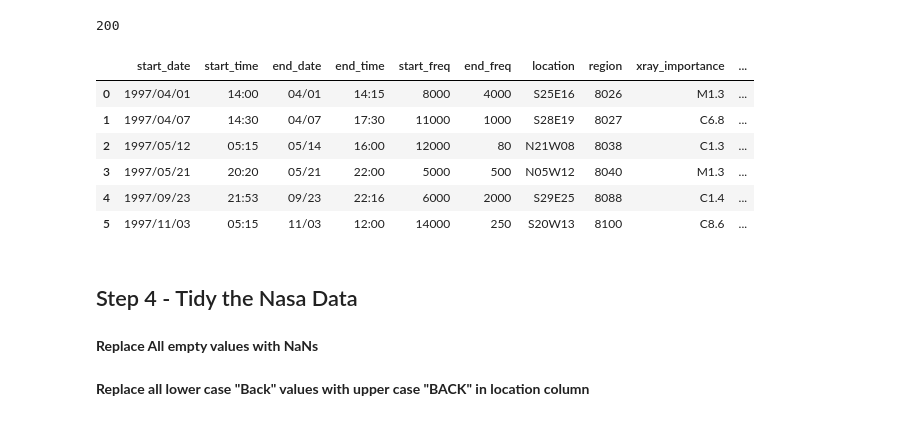
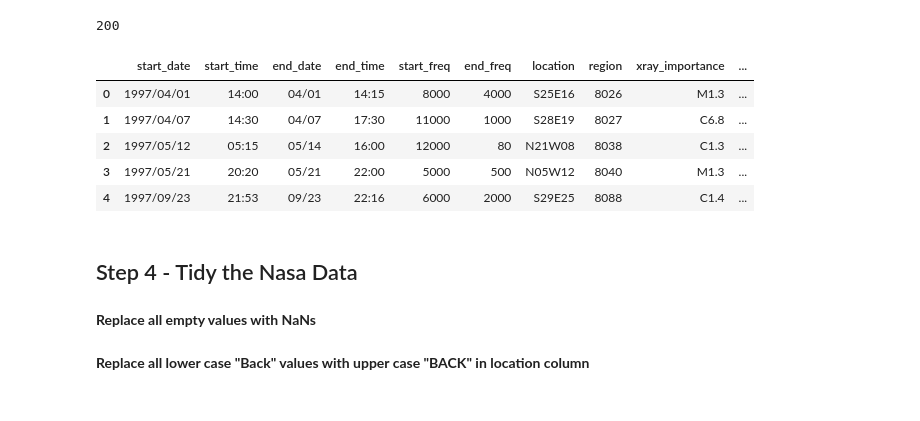
Before and after one commit to NickOuellet/Fly-Me-To-The-Moon, a Jupyter notebook: Fly Me To The Moon - Proj 1 Part 1.ipynb, the cells around one changed output. Cells and saved outputs as stored; diff of their text form; code cells hidden in the pictures.

```diff
--- a/Fly Me To The Moon - Proj 1 Part 1.ipynb
+++ b/Fly Me To The Moon - Proj 1 Part 1.ipynb
@@ -121,17 +131,16 @@ nasa_df.drop(columns=["PHTX"],inplace=True)
 # %%
-nasa_df.loc[0:5]
+nasa_df.head()
 # %% [output]
 |  | start_date | start_time | end_date | end_time | start_freq | end_freq | location | region | xray_importance | ... |
 | 0 | 1997/04/01 | 14:00 | 04/01 | 14:15 | 8000 | 4000 | S25E16 | 8026 | M1.3 | ... |
 | 1 | 1997/04/07 | 14:30 | 04/07 | 17:30 | 11000 | 1000 | S28E19 | 8027 | C6.8 | ... |
 | 2 | 1997/05/12 | 05:15 | 05/14 | 16:00 | 12000 | 80 | N21W08 | 8038 | C1.3 | ... |
 | 3 | 1997/05/21 | 20:20 | 05/21 | 22:00 | 5000 | 500 | N05W12 | 8040 | M1.3 | ... |
 | 4 | 1997/09/23 | 21:53 | 09/23 | 22:16 | 6000 | 2000 | S29E25 | 8088 | C1.4 | ... |
-| 5 | 1997/11/03 | 05:15 | 11/03 | 12:00 | 14000 | 250 | S20W13 | 8100 | C8.6 | ... |
 # %% [markdown]
 ## Step 4 - Tidy the Nasa Data
 # %% [markdown]
-**Replace All empty values with NaNs**
+**Replace all empty values with NaNs**
 # %%
 nasa_df.region.replace("-----", np.nan,inplace=True)
 nasa_df.xray_importance.replace("----", np.nan,inplace=True)
```
Also changed, not shown: parts of 16 cells of this notebook.
